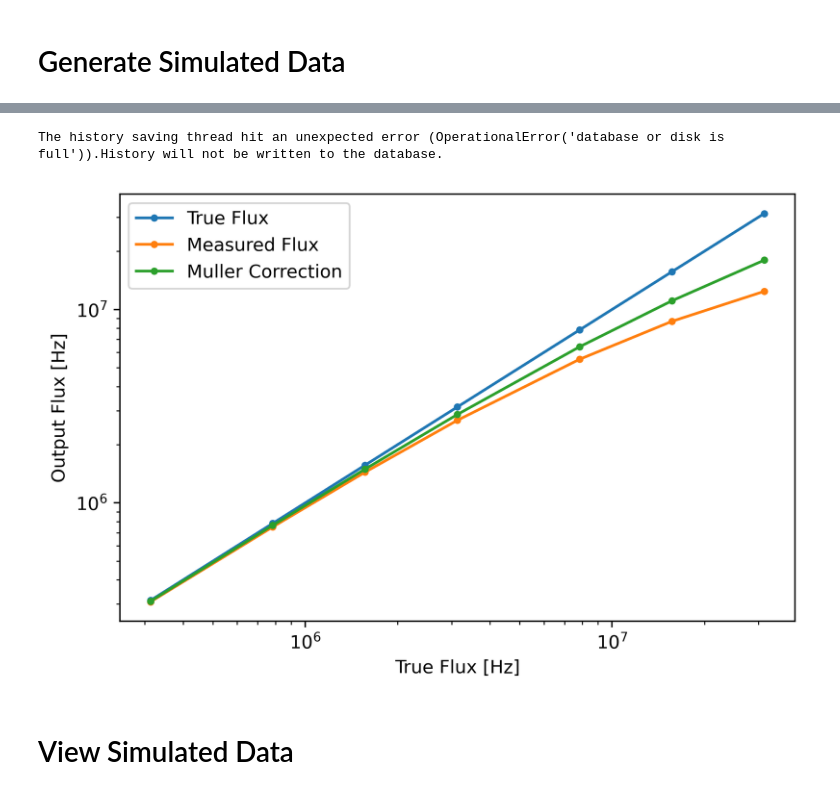
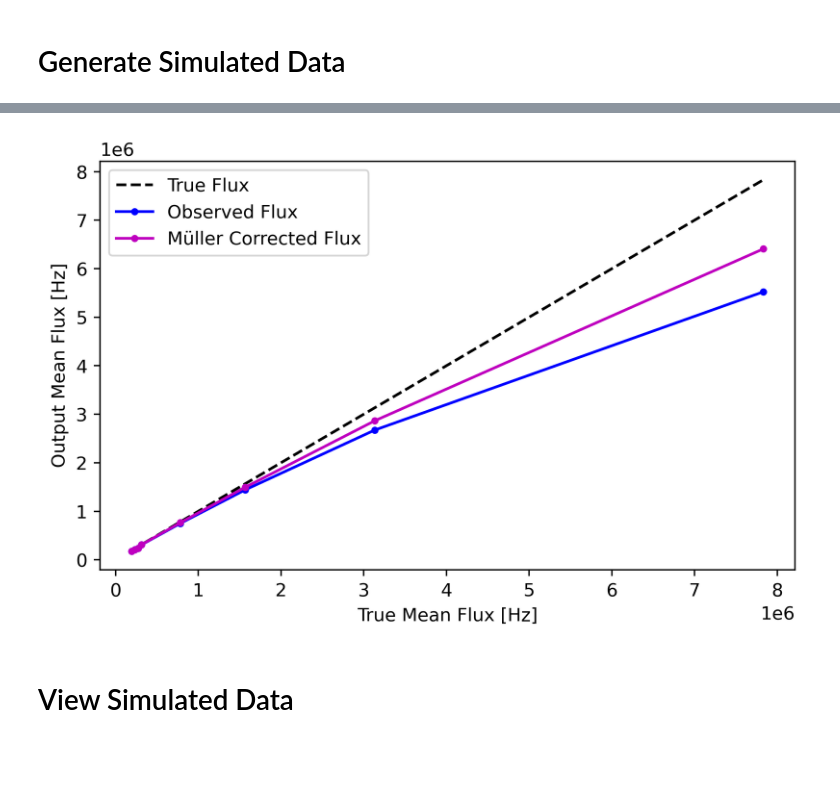
Before and after one commit to gkirchhoff32/ARSENL_backscatter_experiments, a Jupyter notebook: scripts/test_Muller_fine_variability.ipynb, the cells around one changed output, grey strips where cells are left out. Cells and saved outputs as stored; diff of their text form; code cells hidden in the pictures; blank space fills up the shorter version.

Commit message:
updating sims to fill in curves

```diff
--- a/scripts/test_Muller_fine_variability.ipynb
+++ b/scripts/test_Muller_fine_variability.ipynb
@@ -32,7 +32,7 @@ save_dir = home + r'\OneDrive - UCB-O365\ARSENL\Experiments\SPCM\Data\Muller_Tes
 # %%
 # amplitude = np.array([2.5e5, 5e5, 1e6, 2.5e6, 5e6, 1e7, 2.5e7, 5e7, 1e8])  # [Hz]
 # amplitude = np.array([5e7, 1e8, 2.5e8, 5e8])  # [Hz]
-amplitude = np.array([2.5e5, 5e5, 1e6, 2.5e6, 5e6])
+amplitude = np.array([6.25e6, 7.5e6, 8.75e6])
 
 # simulation resolution settings
 t_sim_min = 0  # [s]
@@ -40,7 +40,7 @@ t_sim_max = 20000e-9  # [s]
 dt_sim = 25e-9  # [s]
 
 tD = 25e-9  # [s] deadtime
-Nshot = int(1e5)  # number of laser shots
+Nshot = int(1e6)  # number of laser shots
 wrap_deadtime = False  # wrap deadtime between shots
 window_bnd = [t_sim_min, t_sim_max]  # [s] time-of-flight bounds
 laser_pulse_width = 250e-9  # [s] laser pulse width (sigma)
@@ -155,23 +156,24 @@ sort_idx = np.argsort(true_flux)
 true_flux = true_flux[sort_idx]
 det_flux = det_flux[sort_idx]
 muller_flux = muller_flux[sort_idx]
-# %% [output]
-The history saving thread hit an unexpected error (OperationalError('database or disk is full')).History will not be written to the database.
 # %%
 fig = plt.figure(dpi=400)
 ax = fig.add_subplot(111)
-ax.plot(true_flux[2:], true_flux[2:], marker='.', label='True Flux')
-ax.plot(true_flux[2:], det_flux[2:], marker='.', label='Measured Flux')
-ax.plot(true_flux[2:], muller_flux[2:], marker='.', label='Muller Correction')
-ax.set_xlabel('True Flux [Hz]')
-ax.set_ylabel('Output Flux [Hz]')
-ax.set_yscale('log')
-ax.set_xscale('log')
+# ax.plot(true_flux[2:-2], true_flux[2:-2], linestyle='--', color='k', label='True Flux')
+# ax.plot(true_flux[2:-2], det_flux[2:-2], marker='.', color='b', label='Observed Flux')
+# ax.plot(true_flux[2:-2], muller_flux[2:-2], marker='.', color='m', label='Müller Corrected Flux')
+ax.plot(true_flux, true_flux, linestyle='--', color='k', label='True Flux')
+ax.plot(true_flux, det_flux, marker='.', color='b', label='Observed Flux')
+ax.plot(true_flux, muller_flux, marker='.', color='m', label='Müller Corrected Flux')
+ax.set_xlabel('True Mean Flux [Hz]')
+ax.set_ylabel('Output Mean Flux [Hz]')
+# ax.set_yscale('log')
+# ax.set_xscale('log')
 plt.legend()
 plt.tight_layout()
 plt.show()
 # %% [output]
-[figure, old version]
+[figure, new version]
 # %% [markdown]
 # View Simulated Data
 # %%
```
Also changed, not shown: parts of 1 cell of this notebook.
